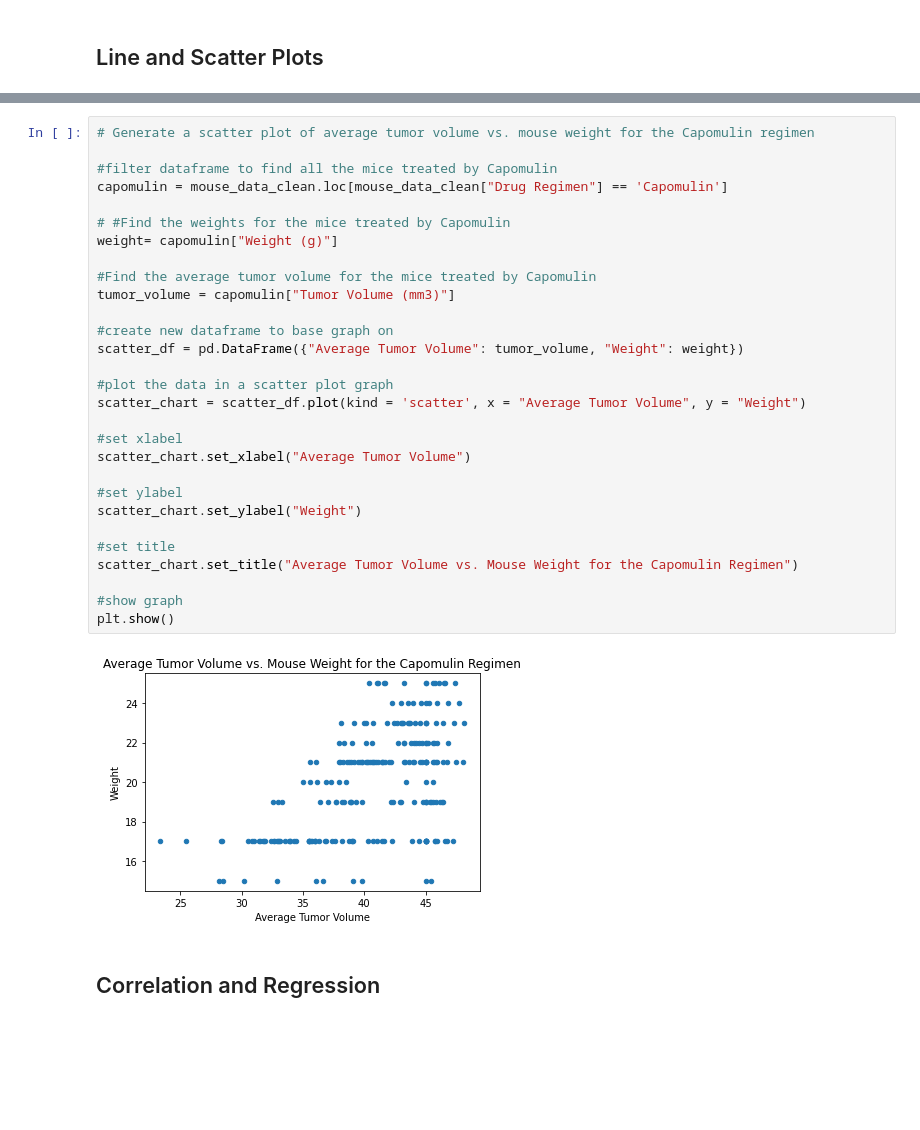
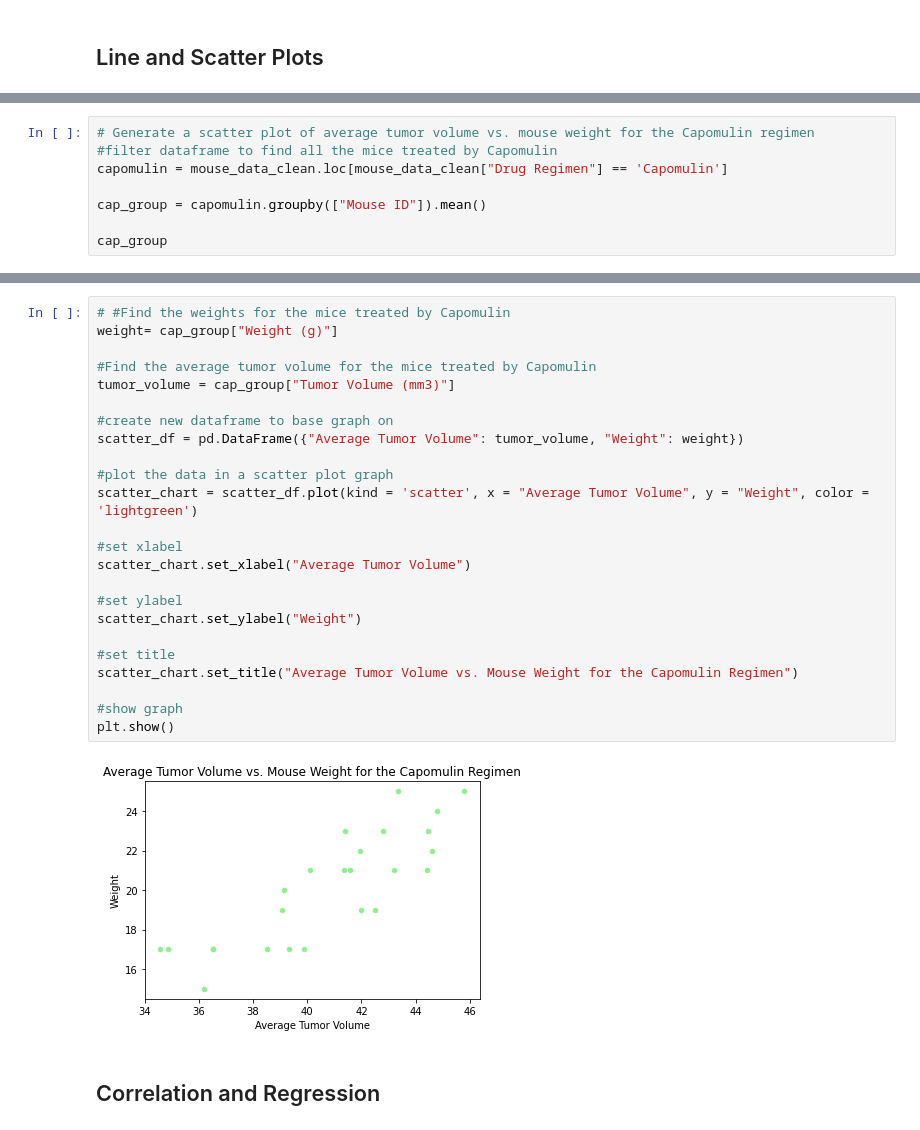
Before and after one commit to bmilne64/Comparative-Drug-Performance-on-Treating-Tumors-in-Mice, a Jupyter notebook: Instructions/Pymaceuticals/pymaceuticals_starter.ipynb, the cells around one changed output, grey strips where cells are left out. Drawn from its saved outputs; the diff is of its cells as text; blank space fills up the shorter version.

```diff
--- a/Instructions/Pymaceuticals/pymaceuticals_starter.ipynb
+++ b/Instructions/Pymaceuticals/pymaceuticals_starter.ipynb
@@ -458,0 +529,8 @@ plt.show()
+# %%
+# Generate a scatter plot of average tumor volume vs. mouse weight for the Capomulin regimen
+#filter dataframe to find all the mice treated by Capomulin
+capomulin = mouse_data_clean.loc[mouse_data_clean["Drug Regimen"] == 'Capomulin']
+
+cap_group = capomulin.groupby(["Mouse ID"]).mean()
+
+cap_group
@@ -459,33 +556,28 @@ plt.show()
 # %%
-# Generate a scatter plot of average tumor volume vs. mouse weight for the Capomulin regimen
-
-#filter dataframe to find all the mice treated by Capomulin
-capomulin = mouse_data_clean.loc[mouse_data_clean["Drug Regimen"] == 'Capomulin']
-
 # #Find the weights for the mice treated by Capomulin
-weight= capomulin["Weight (g)"]
+weight= cap_group["Weight (g)"]
 
 #Find the average tumor volume for the mice treated by Capomulin
-tumor_volume = capomulin["Tumor Volume (mm3)"]
+tumor_volume = cap_group["Tumor Volume (mm3)"]
 
 #create new dataframe to base graph on
 scatter_df = pd.DataFrame({"Average Tumor Volume": tumor_volume, "Weight": weight})
 
 #plot the data in a scatter plot graph
-scatter_chart = scatter_df.plot(kind = 'scatter', x = "Average Tumor Volume", y = "Weight")
+scatter_chart = scatter_df.plot(kind = 'scatter', x = "Average Tumor Volume", y = "Weight", color = 'lightgreen')
 
 #set xlabel
 scatter_chart.set_xlabel("Average Tumor Volume")
 
 #set ylabel
 scatter_chart.set_ylabel("Weight")
 
 #set title
 scatter_chart.set_title("Average Tumor Volume vs. Mouse Weight for the Capomulin Regimen")
 
 #show graph
 plt.show()
 # %% [output]
-[figure, old version]
+[figure, new version]
 # %% [markdown]
 ## Correlation and Regression
```
Also changed, not shown: parts of 24 cells of this notebook, 5 other files.
